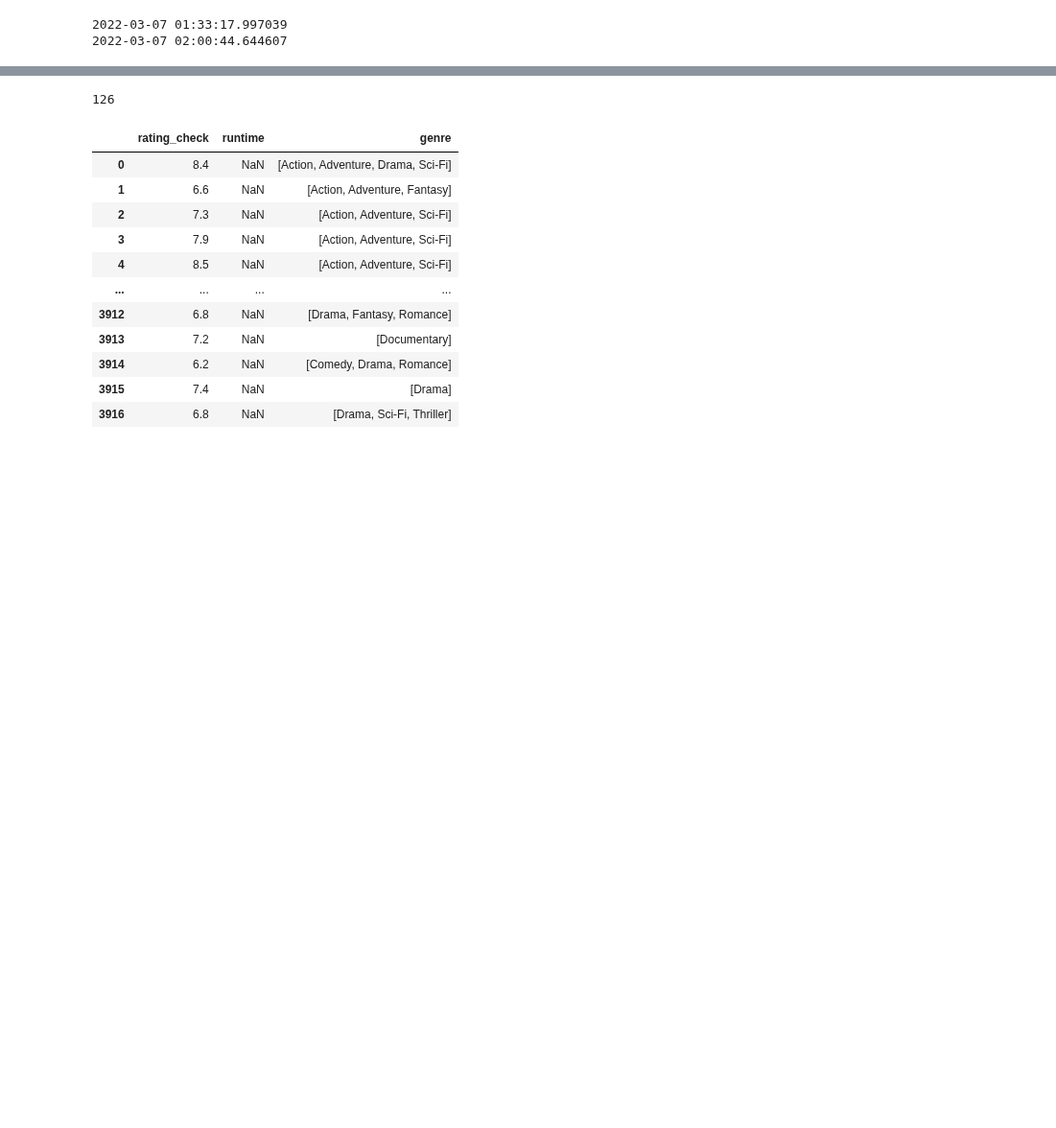
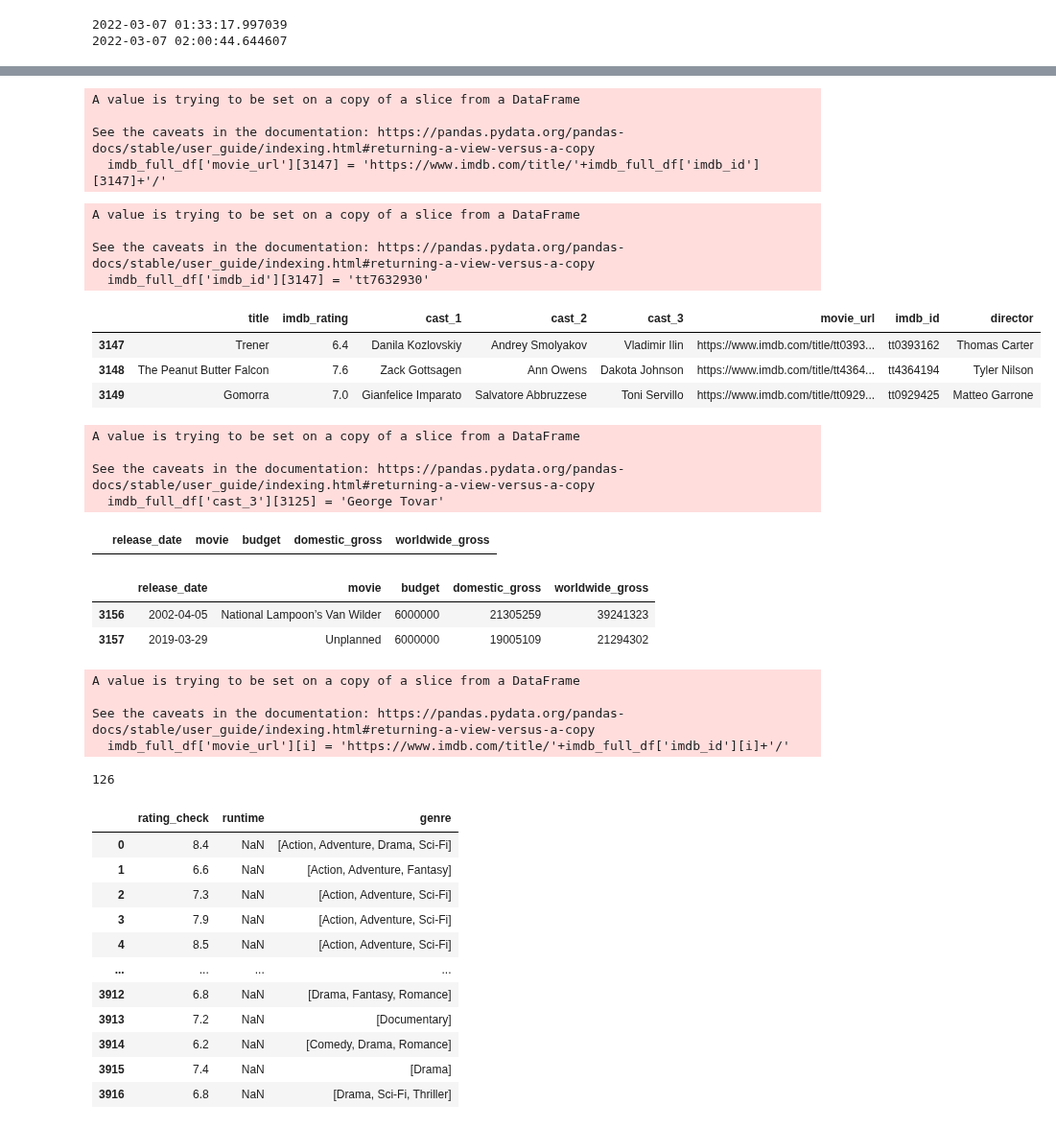
Before and after one commit to lmbauyeung/Final_Project, a Jupyter notebook: Web Scraping_IMDB.ipynb, the cells around one changed output, grey strips where cells are left out. Shown at 96% size. Cells and saved outputs as stored; diff of their text form; code cells hidden in the pictures; blank space fills up the shorter version.

```diff
--- a/Web Scraping_IMDB.ipynb
+++ b/Web Scraping_IMDB.ipynb
@@ -620,2 +549,0 @@ See the caveats in the documentation: https://pandas.pydata.org/pandas-docs/stab
-# %%
-imdb_full_df['imdb_id'][1245] = 'tt0479997'
@@ -632,2 +549,0 @@ imdb_full_df[1245:1246]
-# %%
-imdb_full_df['imdb_rating'][1123] = 6.1
@@ -671,0 +613,46 @@ print(datetime.now())
+# %%
+imdb_full_df['movie_url'][3147] = 'https://www.imdb.com/title/'+imdb_full_df['imdb_id'][3147]+'/'
+# %% [output]
+A value is trying to be set on a copy of a slice from a DataFrame
+
+See the caveats in the documentation: https://pandas.pydata.org/pandas-docs/stable/user_guide/indexing.html#returning-a-view-versus-a-copy
+  imdb_full_df['movie_url'][3147] = 'https://www.imdb.com/title/'+imdb_full_df['imdb_id'][3147]+'/'
+# %%
+imdb_full_df['imdb_id'][3147] = 'tt7632930'
+# %% [output]
+A value is trying to be set on a copy of a slice from a DataFrame
+
+See the caveats in the documentation: https://pandas.pydata.org/pandas-docs/stable/user_guide/indexing.html#returning-a-view-versus-a-copy
+  imdb_full_df['imdb_id'][3147] = 'tt7632930'
+# %%
+imdb_full_df[3147:3150]
+# %% [output]
+|  | title | imdb_rating | cast_1 | cast_2 | cast_3 | movie_url | imdb_id | director |
+| 3147 | Trener | 6.4 | Danila Kozlovskiy | Andrey Smolyakov | Vladimir Ilin | https://www.imdb.com/title/tt0393... | tt0393162 | Thomas Carter |
+| 3148 | The Peanut Butter Falcon | 7.6 | Zack Gottsagen | Ann Owens | Dakota Johnson | https://www.imdb.com/title/tt4364... | tt4364194 | Tyler Nilson |
+| 3149 | Gomorra | 7.0 | Gianfelice Imparato | Salvatore Abbruzzese | Toni Servillo | https://www.imdb.com/title/tt0929... | tt0929425 | Matteo Garrone |
+# %%
+imdb_full_df['cast_3'][3125] = 'George Tovar'
+# %% [output]
+A value is trying to be set on a copy of a slice from a DataFrame
+
+See the caveats in the documentation: https://pandas.pydata.org/pandas-docs/stable/user_guide/indexing.html#returning-a-view-versus-a-copy
+  imdb_full_df['cast_3'][3125] = 'George Tovar'
+# %%
+budget_df[budget_df['movie']=='National Lampoonâ€™s Van Wilder']
+# %% [output]
+|  | release_date | movie | budget | domestic_gross | worldwide_gross |
+# %%
+budget_df[3156:3158]
+# %% [output]
+|  | release_date | movie | budget | domestic_gross | worldwide_gross |
+| 3156 | 2002-04-05 | National Lampoon’s Van Wilder | 6000000 | 21305259 | 39241323 |
+| 3157 | 2019-03-29 | Unplanned | 6000000 | 19005109 | 21294302 |
+# %%
+for i in range(0, len(imdb_full_df)):
+    imdb_full_df['movie_url'][i] = 'https://www.imdb.com/title/'+imdb_full_df['imdb_id'][i]+'/'
+# %% [output]
+A value is trying to be set on a copy of a slice from a DataFrame
+
+See the caveats in the documentation: https://pandas.pydata.org/pandas-docs/stable/user_guide/indexing.html#returning-a-view-versus-a-copy
+  imdb_full_df['movie_url'][i] = 'https://www.imdb.com/title/'+imdb_full_df['imdb_id'][i]+'/'
@@ -672,10 +674,10 @@ print(datetime.now())
 # %%
 # creating a dataframe for extra data
 imdb_extra_df = pd.DataFrame(columns=['rating_check', 'runtime', 'genre'])
-# %%
-imdb_rating_check.isna().sum()
-# %% [output]
-126
+# %%
+imdb_rating_check.isna().sum()
+# %% [output]
+126
 # %%
 imdb_rating_check = pd.Series(imdb_rating_check)
 runtime = pd.Series(runtime)
```
Also changed, not shown: parts of 33 cells of this notebook.
